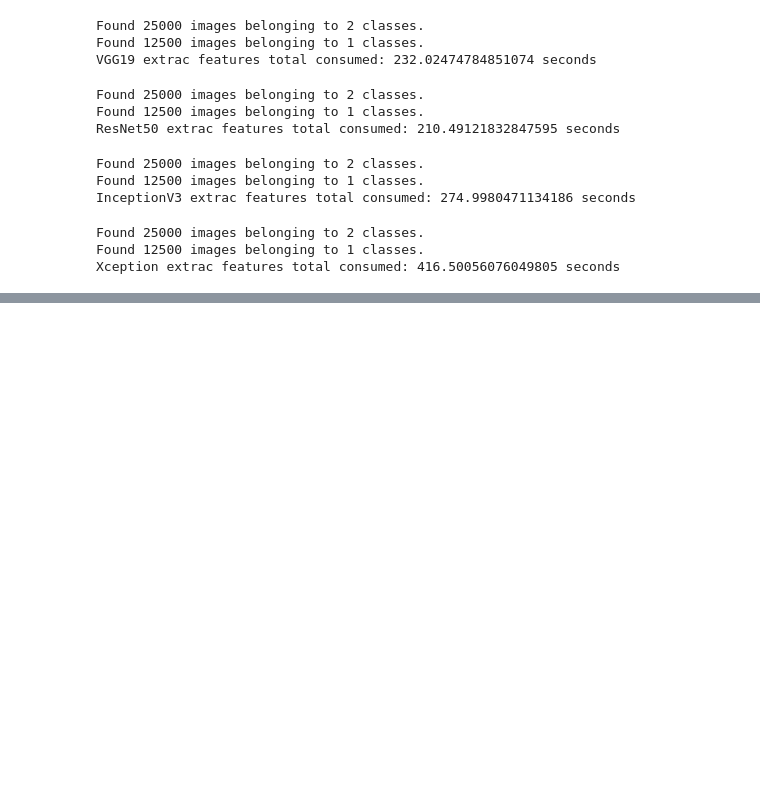
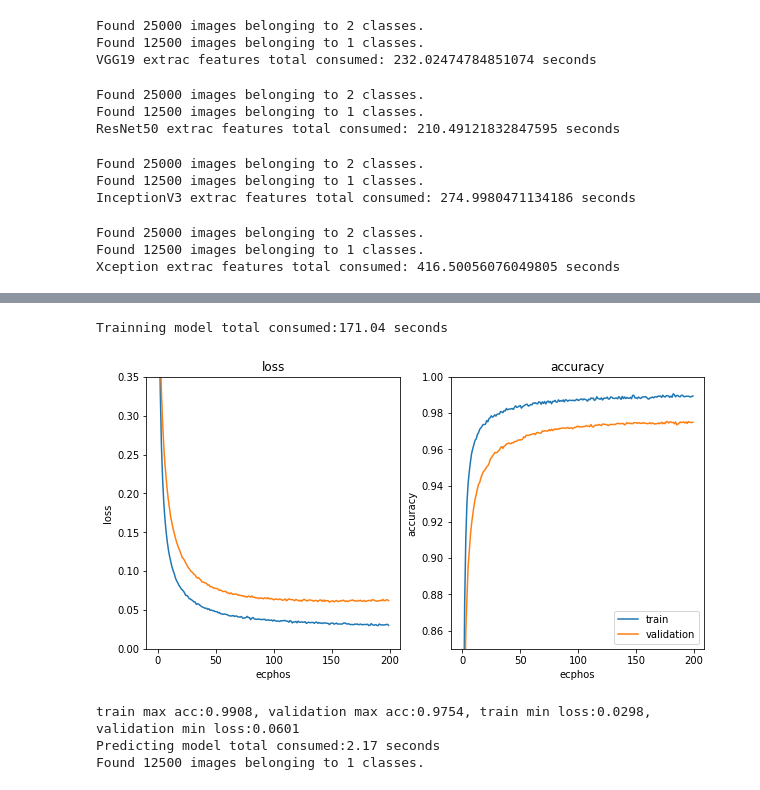
Before and after one commit to Qucy/UdacityMachineLearning, a Jupyter notebook: dog_vs_cat/dog_vs_cat.ipynb, the cells around one changed output, grey strips where cells are left out. Saved outputs shown, nothing was run; the diff lists cells and outputs as text; code cells hidden in the pictures; blank space fills up the shorter version.

```diff
--- a/dog_vs_cat/dog_vs_cat.ipynb
+++ b/dog_vs_cat/dog_vs_cat.ipynb
@@ -221,0 +281,18 @@ def generate_submission_csv(X_test, model):
+# %%
+bottleneck_files = ["bottleneck_features/VGG19_bottleneck_features.h5"]
+
+X_train, X_test, y_train = retrieve_features(bottleneck_files)
+
+optimizer = Adam(lr=0.0001, beta_1=0.9, beta_2=0.999, epsilon=None, decay=0.0, amsgrad=False)
+
+model = train_model(X_train, y_train, 200, optimizer)
+
+plot_model(model)
+
+generate_submission_csv(X_test, model, 'VGG19')
+# %% [output]
+Trainning model total consumed:171.04 seconds
+[figure, added]
+train max acc:0.9908, validation max acc:0.9754, train min loss:0.0298, validation min loss:0.0601
+Predicting model total consumed:2.17 seconds
+Found 12500 images belonging to 1 classes.
```
Also changed, not shown: parts of 25 cells of this notebook, 6 other files.
